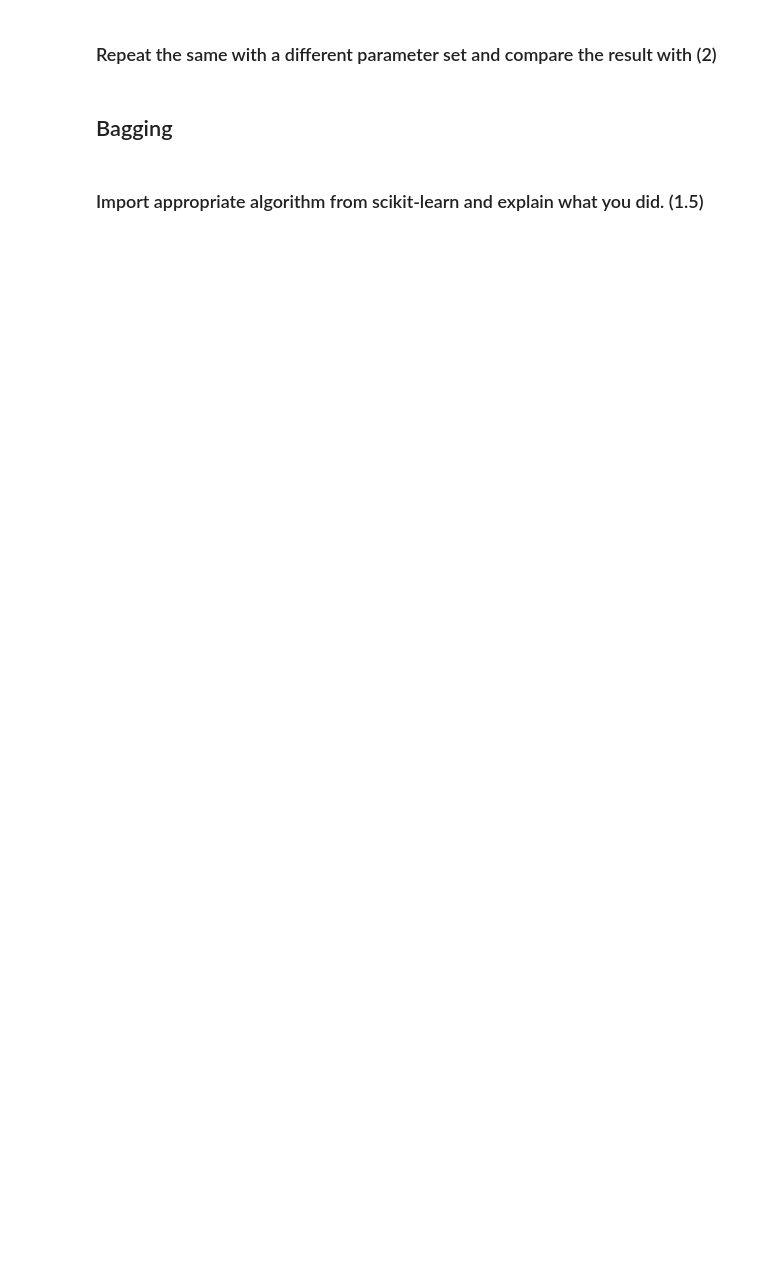
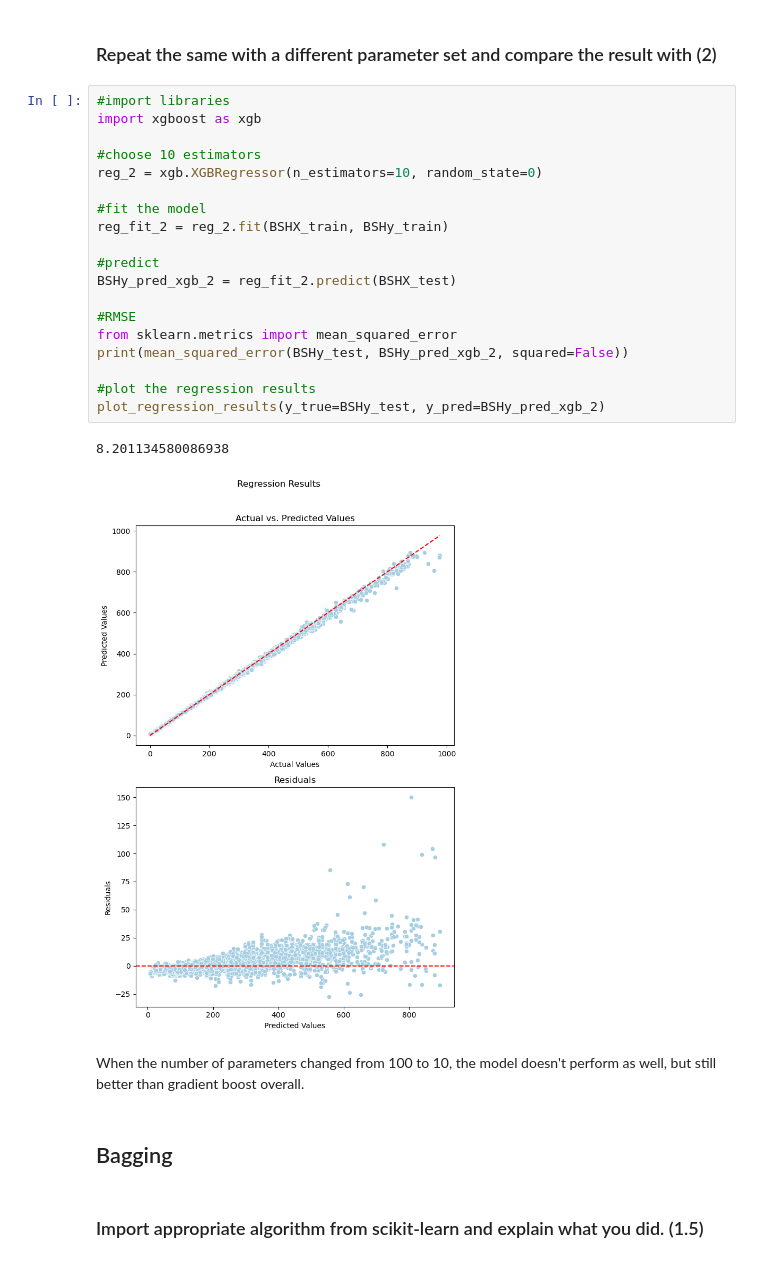
Before and after one commit to nwu1017/ANLY605-ML_AppDeployment, a Jupyter notebook: assignment1/Assignment02_nw388.ipynb, the cells around one changed output. Saved outputs shown, nothing was run; the diff lists cells and outputs as text; blank space fills up the shorter version.

```diff
--- a/assignment1/Assignment02_nw388.ipynb
+++ b/assignment1/Assignment02_nw388.ipynb
@@ -644,5 +803,29 @@ The confusion matrix shows how the predicted labels compared to actual ones. Wit
 # %% [markdown]
 ### Repeat the same with a different parameter set and compare the result with (2)
+# %%
+#import libraries
+import xgboost as xgb
+
+#choose 10 estimators
+reg_2 = xgb.XGBRegressor(n_estimators=10, random_state=0)
+
+#fit the model
+reg_fit_2 = reg_2.fit(BSHX_train, BSHy_train)
+
+#predict
+BSHy_pred_xgb_2 = reg_fit_2.predict(BSHX_test)
+
+#RMSE
+from sklearn.metrics import mean_squared_error
+print(mean_squared_error(BSHy_test, BSHy_pred_xgb_2, squared=False))
+
+#plot the regression results
+plot_regression_results(y_true=BSHy_test, y_pred=BSHy_pred_xgb_2)
+# %% [output]
+8.201134580086938
+[figure, added]
+# %% [markdown]
+When the number of parameters changed from 100 to 10, the model doesn't perform as well, but still better than gradient boost overall.
 # %% [markdown]
 ## Bagging
 # %% [markdown]
```
Also changed, not shown: parts of 35 cells of this notebook.
